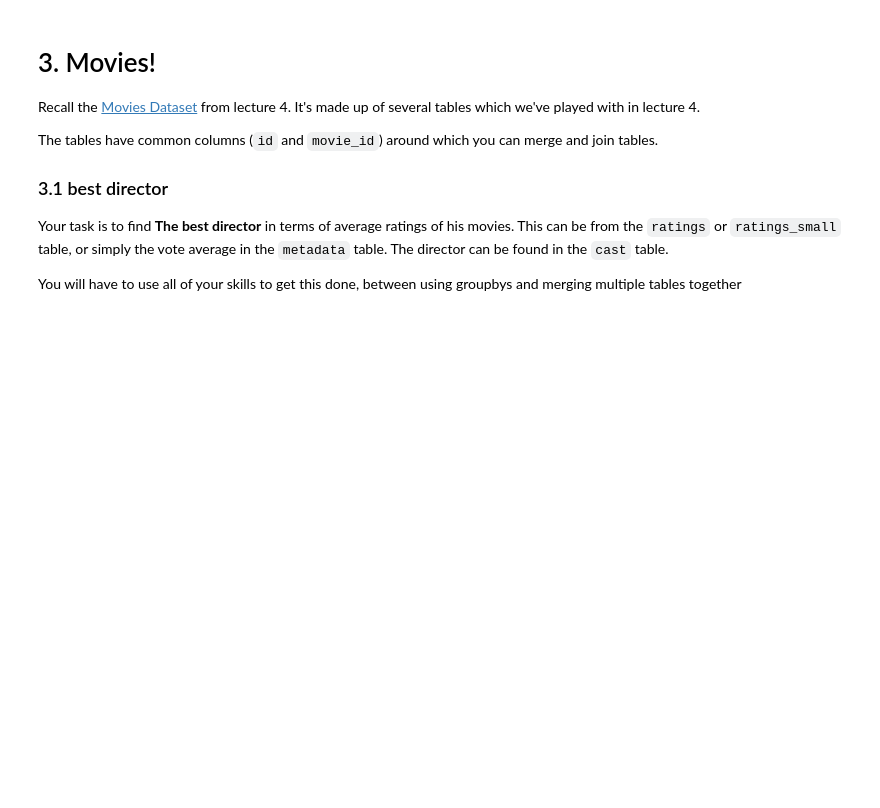
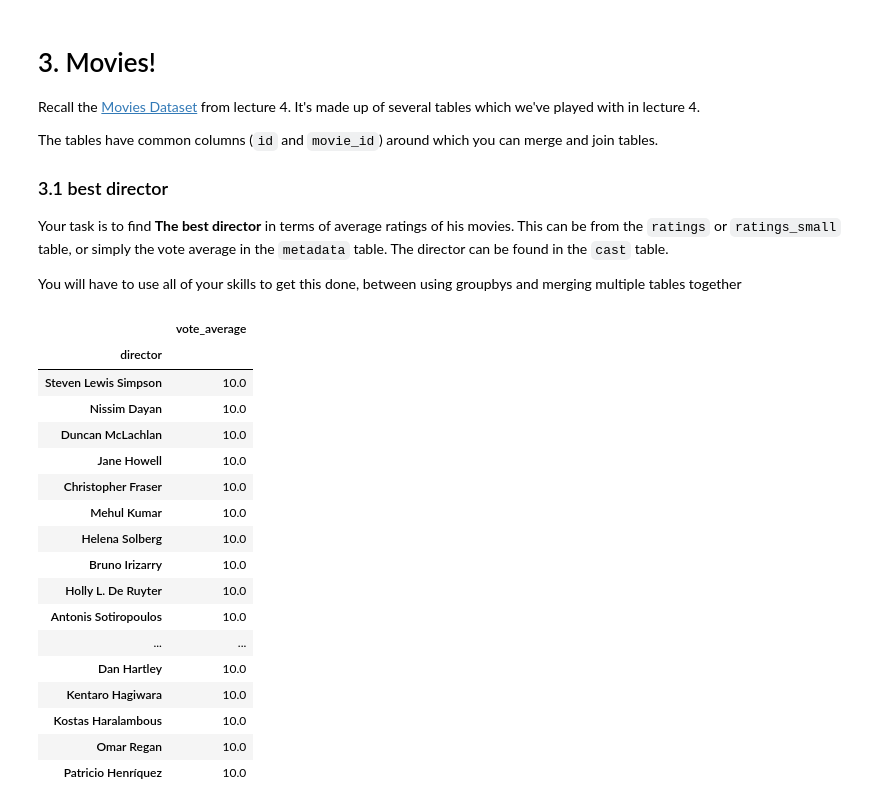
Before and after one commit to cb-ds-1/m2-3-exploration, a Jupyter notebook: workshop.ipynb, the cells around one changed output. Cells and saved outputs as stored; diff of their text form; code cells hidden in the pictures; blank space fills up the shorter version.

```diff
--- a/workshop.ipynb
+++ b/workshop.ipynb
@@ -72,0 +203,39 @@ You will have to use all of your skills to get this done, between using groupbys
+# %%
+df = pd.DataFrame()
+credits['director'] = credits['crew'].str.extract("'Director', 'name': '(.*?)\',")
+# %%
+
+#credits.id?
+#metadata.id?
+credits.id =credits.id.astype(str)
+metadata.id = metadata.id.astype(str)
+
+df = pd.merge(credits, metadata, on='id')
+# %%
+avg = df.groupby(["director"]).agg({'vote_average':'mean'})
+# %%
+avg = avg.sort_values('vote_average',ascending=False,)
+# %%
+avg.reset_index()
+avg.head(20)
+
+#avg = avg.loc['vote_average' == 10]
+# %% [output]
+|  | vote_average |
+| director |  |
+| Steven Lewis Simpson | 10.0 |
+| Nissim Dayan | 10.0 |
+| Duncan McLachlan | 10.0 |
+| Jane Howell | 10.0 |
+| Christopher Fraser | 10.0 |
+| Mehul Kumar | 10.0 |
+| Helena Solberg | 10.0 |
+| Bruno Irizarry | 10.0 |
+| Holly L. De Ruyter | 10.0 |
+| Antonis Sotiropoulos | 10.0 |
+| ... | ... |
+| Dan Hartley | 10.0 |
+| Kentaro Hagiwara | 10.0 |
+| Kostas Haralambous | 10.0 |
+| Omar Regan | 10.0 |
+| Patricio Henríquez | 10.0 |
```
Also changed, not shown: parts of 28 cells of this notebook.
